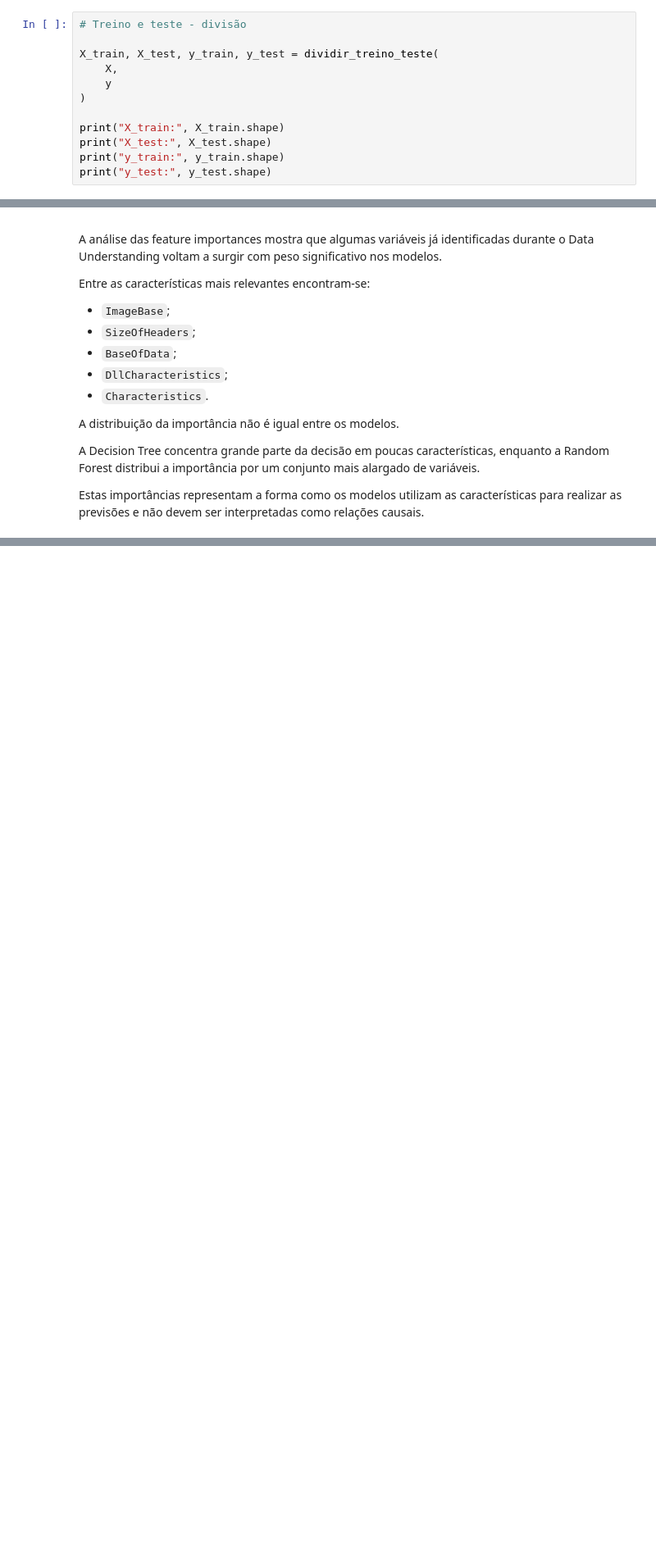
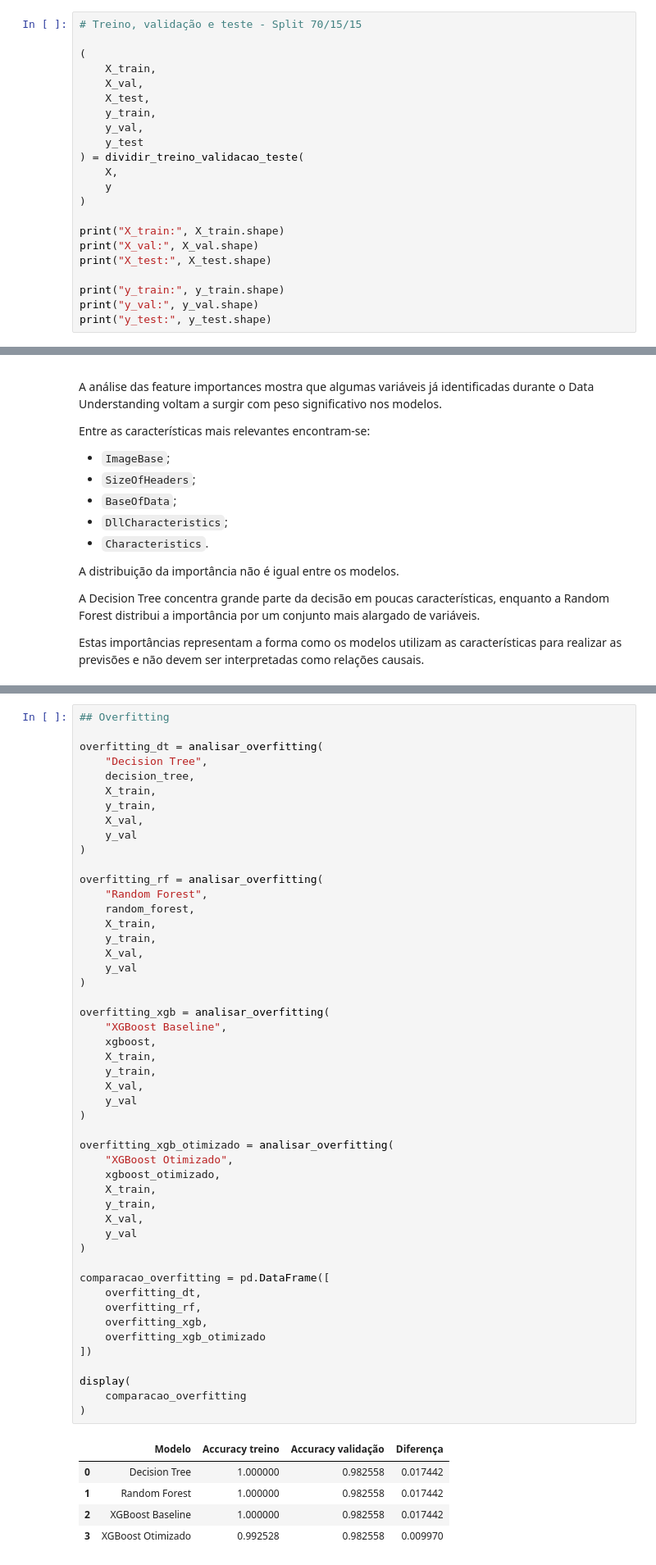
Before and after one commit to diogocarvalho2025056-crypto/IAAC-Projeto, a Jupyter notebook: notebooks/model_building.ipynb, the cells around one changed output, grey strips where cells are left out. Shown at 82% size. Saved outputs shown, nothing was run; the diff lists cells and outputs as text; blank space fills up the shorter version.

```diff
--- a/notebooks/model_building.ipynb
+++ b/notebooks/model_building.ipynb
@@ -138,12 +198,22 @@ print("Target:", y.shape)
 # %%
-# Treino e teste - divisão
+# Treino, validação e teste - Split 70/15/15
 
-X_train, X_test, y_train, y_test = dividir_treino_teste(
+(
+    X_train,
+    X_val,
+    X_test,
+    y_train,
+    y_val,
+    y_test
+) = dividir_treino_validacao_teste(
     X,
     y
 )
 
 print("X_train:", X_train.shape)
+print("X_val:", X_val.shape)
 print("X_test:", X_test.shape)
+
 print("y_train:", y_train.shape)
+print("y_val:", y_val.shape)
 print("y_test:", y_test.shape)
@@ -509,0 +827,55 @@ print(relatorio_final)
+# %%
+## Overfitting
+
+overfitting_dt = analisar_overfitting(
+    "Decision Tree",
+    decision_tree,
+    X_train,
+    y_train,
+    X_val,
+    y_val
+)
+
+overfitting_rf = analisar_overfitting(
+    "Random Forest",
+    random_forest,
+    X_train,
+    y_train,
+    X_val,
+    y_val
+)
+
+overfitting_xgb = analisar_overfitting(
+    "XGBoost Baseline",
+    xgboost,
+    X_train,
+    y_train,
+    X_val,
+    y_val
+)
+
+overfitting_xgb_otimizado = analisar_overfitting(
+    "XGBoost Otimizado",
+    xgboost_otimizado,
+    X_train,
+    y_train,
+    X_val,
+    y_val
+)
+
+comparacao_overfitting = pd.DataFrame([
+    overfitting_dt,
+    overfitting_rf,
+    overfitting_xgb,
+    overfitting_xgb_otimizado
+])
+
+display(
+    comparacao_overfitting
+)
+# %% [output]
+|  | Modelo | Accuracy treino | Accuracy validação | Diferença |
+| 0 | Decision Tree | 1.000000 | 0.982558 | 0.017442 |
+| 1 | Random Forest | 1.000000 | 0.982558 | 0.017442 |
+| 2 | XGBoost Baseline | 1.000000 | 0.982558 | 0.017442 |
+| 3 | XGBoost Otimizado | 0.992528 | 0.982558 | 0.009970 |
```
Also changed, not shown: parts of 43 cells of this notebook, 3 other files.
